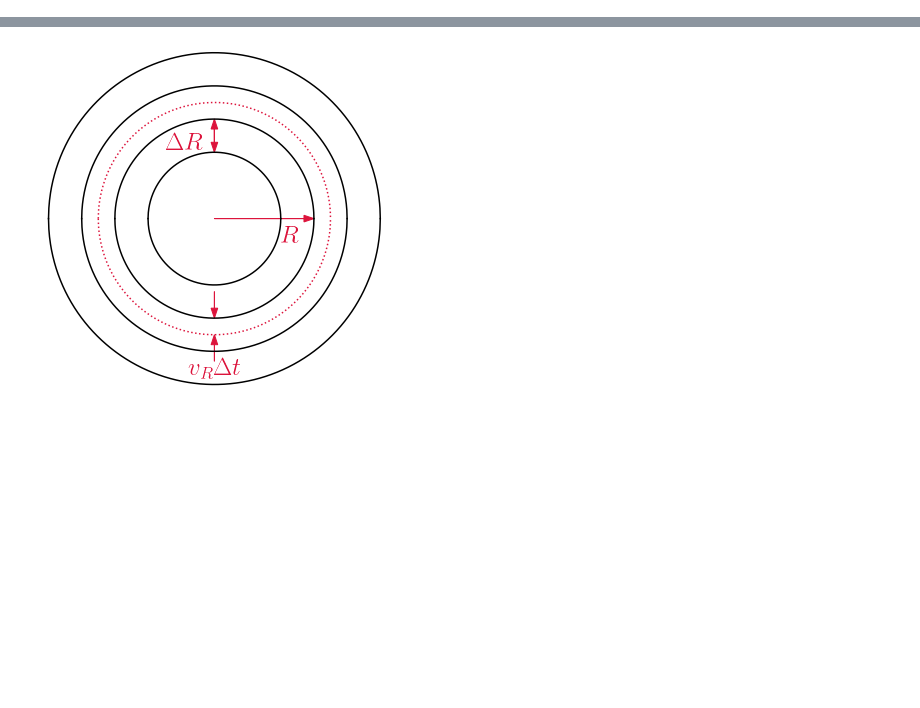
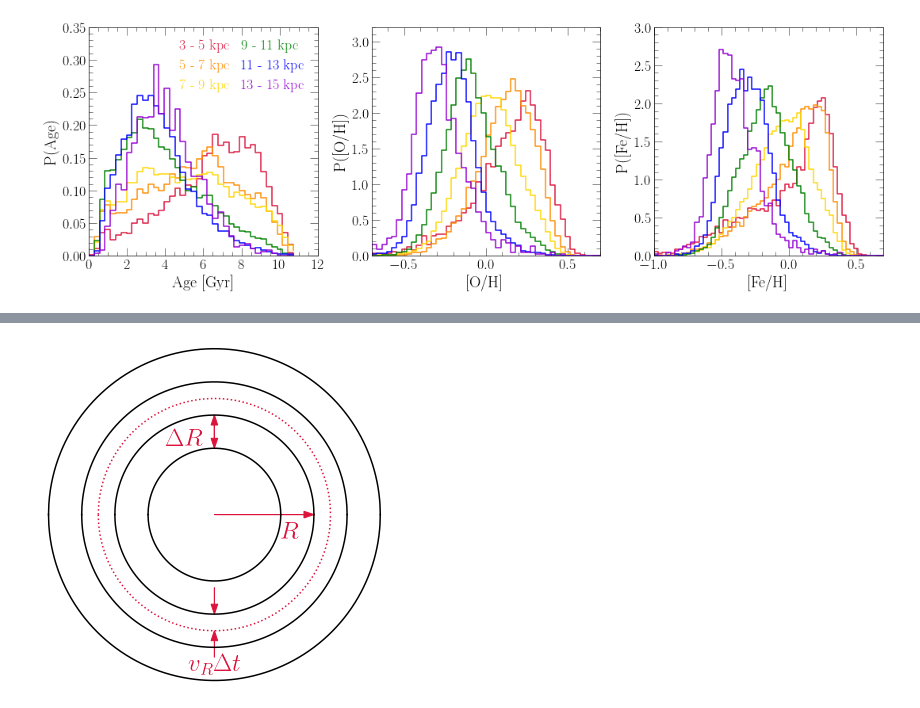
Before and after one commit to giganano/outflows, a Jupyter notebook: notebooks/paperfigures.ipynb, the cells around one changed output, grey strips where cells are left out. Drawn from its saved outputs; the diff is of its cells as text; code cells hidden in the pictures; blank space fills up the shorter version.

```diff
--- a/notebooks/paperfigures.ipynb
+++ b/notebooks/paperfigures.ipynb
@@ -14,0 +102,60 @@ sys.version_info(major=3, minor=10, micro=4, releaselevel='final', serial=0)
+# %%
+fig = plt.figure(figsize = (15, 5))
+axes = []
+for i in range(3):
+    axes.append(fig.add_subplot(131 + i))
+axes[0].set_xlabel(r"Age [Gyr]")
+axes[0].set_ylabel(r"P(Age)")
+axes[0].set_xlim([0, 12])
+axes[0].set_xticks([0, 2, 4, 6, 8, 10, 12])
+axes[0].set_ylim([0, 0.35])
+axes[1].set_xlabel(r"[O/H]")
+axes[1].set_ylabel(r"P([O/H])")
+axes[1].set_xlim([-0.7, 0.7])
+axes[1].set_ylim([0, 3.2])
+axes[2].set_xlabel(r"[Fe/H]")
+axes[2].set_ylabel(r"P([Fe/H])")
+axes[2].set_xlim([-1, 0.7])
+axes[2].set_ylim([0, 3])
+
+radial_bins = [3, 5, 7, 9, 11, 13, 15]
+colors = ["crimson", "darkorange", "gold", "green", "blue", "darkviolet"]
+
+age_bins = np.linspace(0, 11, 40)
+xh_bins = np.linspace(-2, 1, 100)
+
+for i in range(len(radial_bins) - 1):
+    subsample = sample.filter(
+        "GALR", ">=", radial_bins[i]).filter(
+        "GALR", "<=", radial_bins[i + 1]).filter(
+        "ABSZ", ">=", 0).filter(
+        "ABSZ", "<=", 0.5)
+
+    kwargs = {
+        "c": named_colors()[colors[i]],
+        "label": "%d - %d kpc" % (radial_bins[i], radial_bins[i + 1])
+    }
+
+    dist, _ = np.histogram(subsample["ASTRONN_AGE"], bins = age_bins, density = True)
+    axes[0].step(age_bins[:-1], dist, where = "post", **kwargs)
+
+    dist, _ = np.histogram(subsample["O_H"], bins = xh_bins, density = True)
+    axes[1].step(xh_bins[:-1], dist, where = "post", **kwargs)
+
+    dist, _ = np.histogram(subsample["FE_H"], bins = xh_bins, density = True)
+    axes[2].step(xh_bins[:-1], dist, where = "post", **kwargs)
+
+kwargs = {
+    "loc": mpl_loc("upper right"),
+    "ncol": 2,
+    "handlelength": 0,
+    "columnspacing": 0.5
+}
+leg = axes[0].legend(**kwargs)
+fancy_legend(leg, colors)
+
+plt.tight_layout()
+plt.savefig("../paper/figures/age_xh_dists.pdf")
+plt.show()
+# %% [output]
+[figure, added]
```
Also changed, not shown: parts of 5 cells of this notebook, 41 other files.
